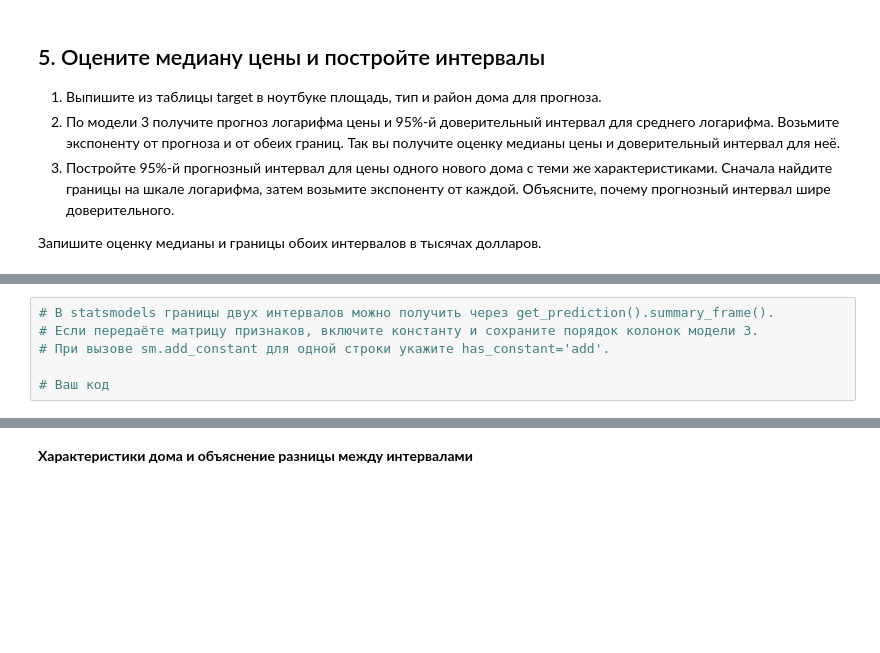
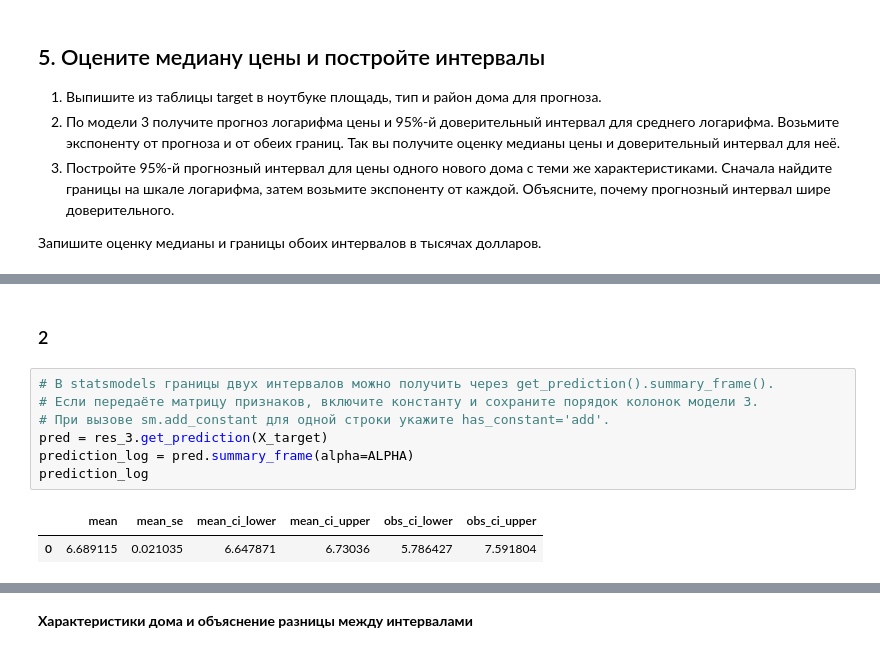
Before and after one commit to Lancet03/Econometrics_homework_1, a Jupyter notebook: ДЗ_01.ipynb, the cells around one changed output, grey strips where cells are left out. Drawn from its saved outputs; the diff is of its cells as text; blank space fills up the shorter version.

```diff
--- a/ДЗ_01.ipynb
+++ b/ДЗ_01.ipynb
@@ -688,6 +706,12 @@ c0            -0.1441      0.049     -2.936      0.003      -0.240      -0.048
+# %% [markdown]
+### 2
 # %%
 # В statsmodels границы двух интервалов можно получить через get_prediction().summary_frame().
 # Если передаёте матрицу признаков, включите константу и сохраните порядок колонок модели 3.
 # При вызове sm.add_constant для одной строки укажите has_constant='add'.
-
-# Ваш код
+pred = res_3.get_prediction(X_target)
+prediction_log = pred.summary_frame(alpha=ALPHA)
+prediction_log
+# %% [output]
+|  | mean | mean_se | mean_ci_lower | mean_ci_upper | obs_ci_lower | obs_ci_upper |
+| 0 | 6.689115 | 0.021035 | 6.647871 | 6.73036 | 5.786427 | 7.591804 |
```
Also changed, not shown: parts of 14 cells of this notebook.
